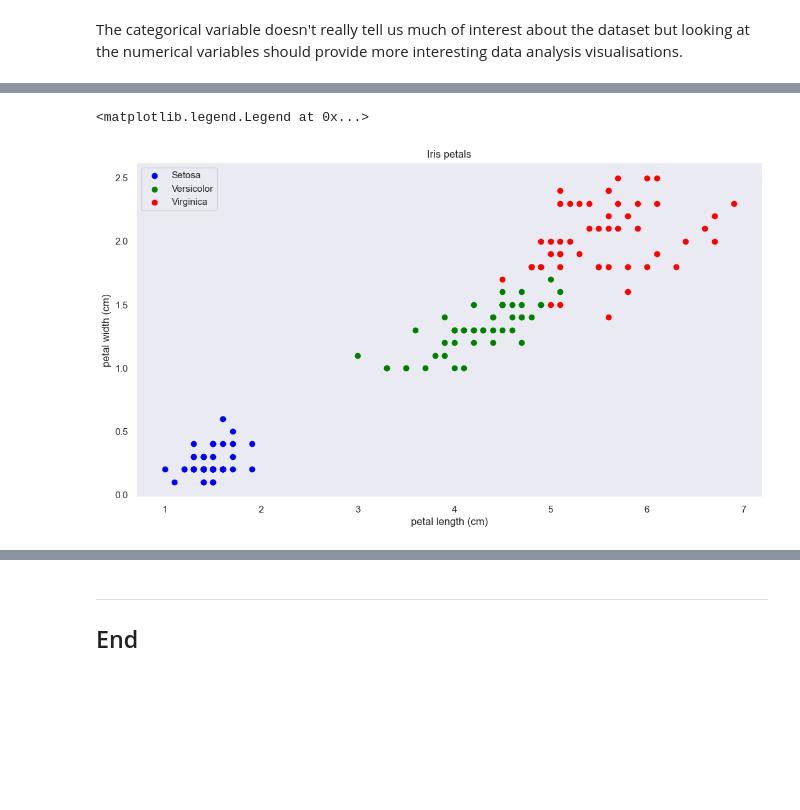
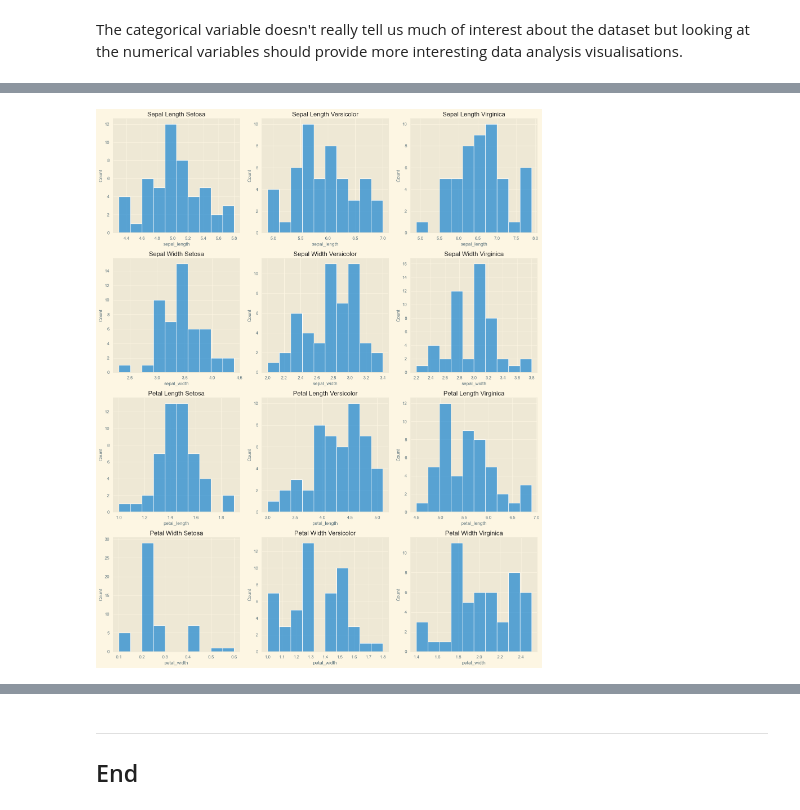
Before and after one commit to lgrealish/foda23, a Jupyter notebook: project.ipynb, the cells around one changed output, grey strips where cells are left out. Drawn from its saved outputs; the diff is of its cells as text; code cells hidden in the pictures; blank space fills up the shorter version.

```diff
--- a/project.ipynb
+++ b/project.ipynb
@@ -394,0 +341,36 @@ ax=axes[0,0].set_title("Sepal Length");
+# %%
+# Generate histograms for each numerical variable by species
+f,axes=plt.subplots(4,3, figsize=(16,20))
+
+sns.histplot(iris_s["sepal_length"],  kde = False, label = "Iris setosa", bins=10, ax=axes[0,0] )
+ax=axes[0,0].set_title("Sepal Length Setosa");
+sns.histplot(iris_vers["sepal_length"],  kde = False, label = "Iris versicolor", bins=10, ax=axes[0,1] )
+ax=axes[0,1].set_title("Sepal Length Versicolor");
+sns.histplot(iris_virg["sepal_length"],  kde = False, label = "Iris virginica", bins=10, ax=axes[0,2] )
+ax=axes[0,2].set_title("Sepal Length Virginica");
+
+sns.histplot(iris_s["sepal_width"],  kde = False, label = "Iris setosa", bins=10, ax=axes[1,0] )
+ax=axes[1,0].set_title("Sepal Width Setosa");
+sns.histplot(iris_vers["sepal_width"],  kde = False, label = "Iris versicolor", bins=10, ax=axes[1,1] )
+ax=axes[1,1].set_title("Sepal Width Versicolor");
+sns.histplot(iris_virg["sepal_width"],  kde = False, label = "Iris virginica", bins=10, ax=axes[1,2] )
+ax=axes[1,2].set_title("Sepal Width Virginica");
+
+sns.histplot(iris_s["petal_length"],  kde = False, label = "Iris setosa", bins=10, ax=axes[2,0] )
+ax=axes[2,0].set_title("Petal Length Setosa");
+sns.histplot(iris_vers["petal_length"],  kde = False, label = "Iris versicolor", bins=10, ax=axes[2,1] )
+ax=axes[2,1].set_title("Petal Length Versicolor");
+sns.histplot(iris_virg["petal_length"],  kde = False, label = "Iris virginica", bins=10, ax=axes[2,2] )
+ax=axes[2,2].set_title("Petal Length Virginica");
+
+sns.histplot(iris_s["petal_width"],  kde = False, label = "Iris setosa", bins=10, ax=axes[3,0] )
+ax=axes[3,0].set_title("Petal Width Setosa");
+sns.histplot(iris_vers["petal_width"],  kde = False, label = "Iris versicolor", bins=10, ax=axes[3,1] )
+ax=axes[3,1].set_title("Petal Width Versicolor");
+sns.histplot(iris_virg["petal_width"],  kde = False, label = "Iris virginica", bins=10, ax=axes[3,2] )
+ax=axes[3,2].set_title("Petal Width Virginica");
+
+
+plt.tight_layout();
+# %% [output]
+[figure, added]
@@ -395,11 +392,8 @@ ax=axes[0,0].set_title("Sepal Length");
 # %%
-# defining the three different species variables
-iris_s = df[df.species == "setosa"]
-iris_vers = df[df.species == "versicolor"]
-iris_virg = df[df.species == "virginica"]
+# Generate boxplots for each of the numerical variables displayed by species
 
 fig, ax = plt.subplots()
-fig.set_size_inches(13, 7) # adjusting the length and width of plot
+fig.set_size_inches(13, 7)
 
 # lables and scatter points
 ax.scatter(iris_s['petal_length'], iris_s['petal_width'], label="Setosa", facecolor="blue")
@@ -412,6 +406,3 @@ ax.set_ylabel("petal width (cm)")
 ax.grid()
 ax.set_title("Iris petals")
 ax.legend()
-# %% [output]
-<matplotlib.legend.Legend at 0x...>
-[figure, removed]
```
Also changed, not shown: parts of 21 cells of this notebook.
